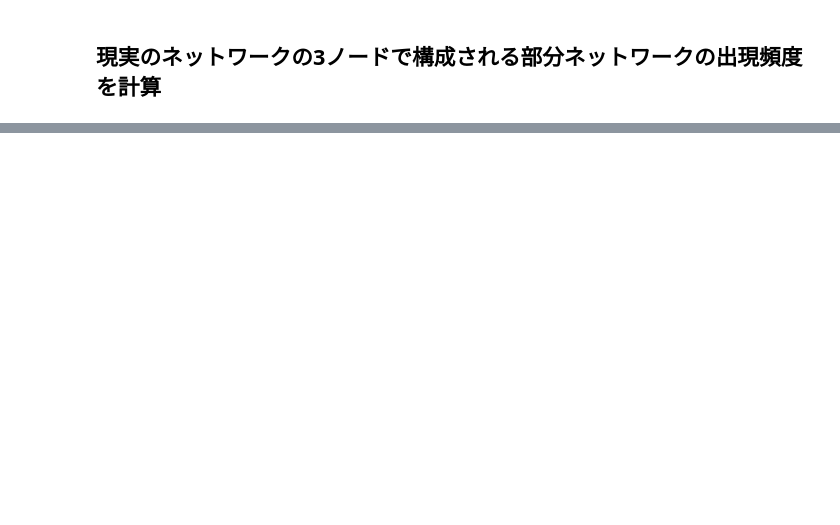
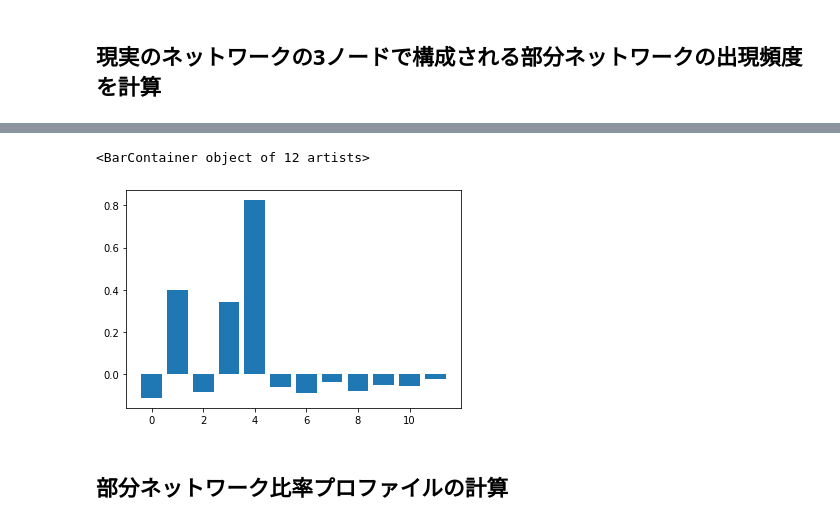
Before and after one commit to monofo/network-analysis-in-biology_python, a Jupyter notebook: network_motifs/network_motif_analysis.ipynb, the cells around one changed output, grey strips where cells are left out. Saved outputs shown, nothing was run; the diff lists cells and outputs as text; code cells hidden in the pictures; blank space fills up the shorter version.

```diff
--- a/network_motifs/network_motif_analysis.ipynb
+++ b/network_motifs/network_motif_analysis.ipynb
@@ -103 +63,30 @@ triplets
+# %%
+motif_real = list(map(int, np.zeros(len(motifs_3))))
+for sub in subgraphs:
+     mot_match = list(map(lambda mot_id: int(nx.is_isomorphic(sub, motifs_3[mot_id])), motifs_3.keys()))
+     mot_id = np.argmax(mot_match)
+     motif_real[mot_id] += 1
+# %%
+motif_rand = [[] for i in range(len(motifs_3))]
+
+din=[d for n, d in G.in_degree()]
+dout=[d for n, d in G.out_degree()]
+
+for i in range(100):
+    subgraphs = []
+    motif_cnt = list(map(int, np.zeros(len(motifs_3))))
+    G_rand=nx.directed_configuration_model(din,dout)
+
+    for nodes in itertools.combinations(G_rand.nodes, num_of_nodes):
+        G_sub = G_rand.subgraph(nodes)
+        if nx.is_weakly_connected(G_sub):
+            subgraphs.append(G_sub)
+
+    for sub in subgraphs:
+        mot_match = list(map(lambda mot_id: int(nx.is_isomorphic(sub, motifs_3[mot_id])), motifs_3.keys()))
+        mot_id = np.argmax(mot_match)
+        motif_cnt[mot_id] += 1
+
+    for i in range(len(motifs_3)):
+        motif_rand[i].append(motif_cnt[i])
 # %% [markdown]
@@ -112,0 +94,2 @@ nx.draw(nx.path_graph(3, create_using=nx.DiGraph()))
+# %%
+z_motif = (motif_real - np.mean(motif_rand, axis=1)) / np.std(motif_rand, axis=1)
@@ -112,0 +129,11 @@ nx.draw(nx.path_graph(3, create_using=nx.DiGraph()))
+# %%
+z_motif_na_omit = z_motif[~np.isnan(z_motif)]
+tsp = z_motif_na_omit / np.sqrt(np.sum(z_motif_na_omit**2))
+# %%
+# label = [x for x in motifs_3.keys()]
+plt.bar(range(len(tsp)), tsp, align="center", width=0.8)
+# %% [output]
+<BarContainer object of 12 artists>
+[figure, added]
+# %% [markdown]
+## 部分ネットワーク比率プロファイルの計算
```
Also changed, not shown: parts of 24 cells of this notebook.
